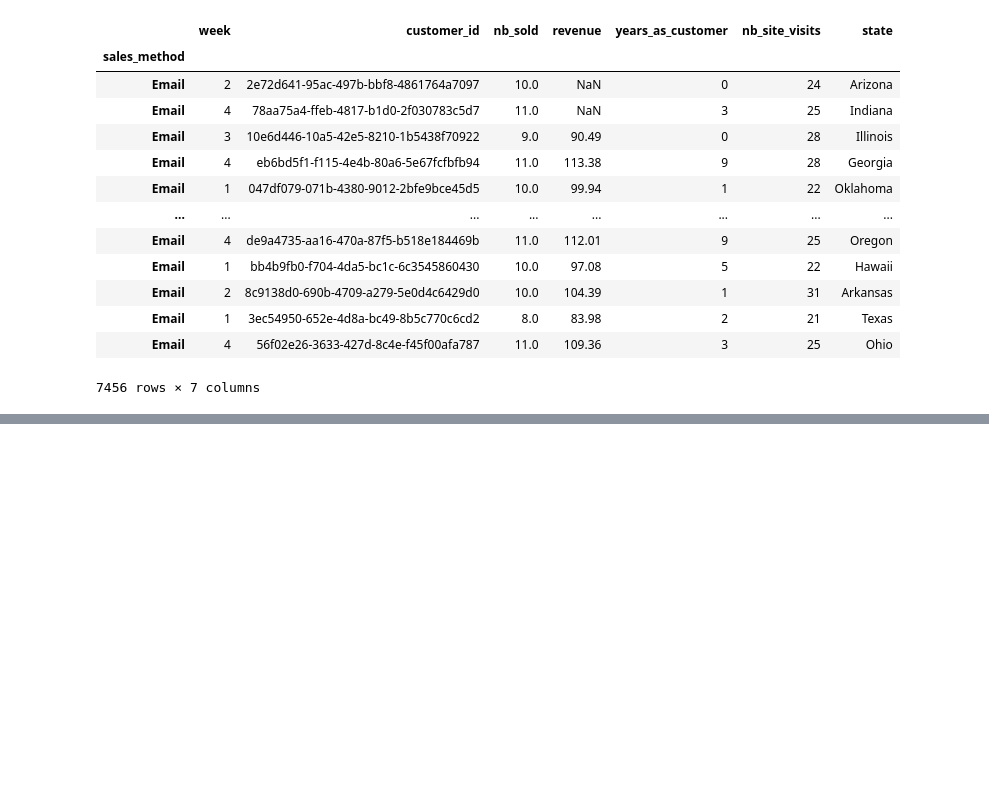
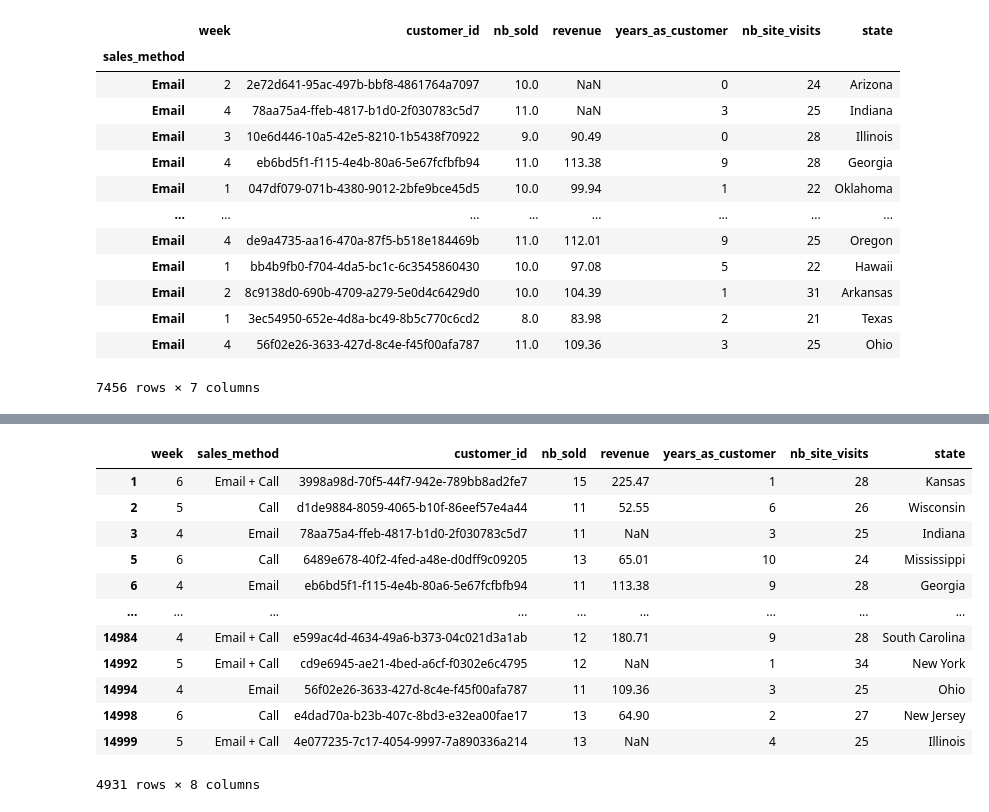
Before and after one commit to Femiolajide/Note, a Jupyter notebook: pop.ipynb, the cells around one changed output, grey strips where cells are left out. Cells and saved outputs as stored; diff of their text form; code cells hidden in the pictures; blank space fills up the shorter version.

```diff
--- a/pop.ipynb
+++ b/pop.ipynb
@@ -386,0 +589,17 @@ data1.set_index("sales_method").loc["Email",:]
+# %%
+cond1 = ~(data1["week"] == 2) & (data1["nb_sold"] > 10) #not week 2
+data1[cond1]
+# %% [output]
+|  | week | sales_method | customer_id | nb_sold | revenue | years_as_customer | nb_site_visits | state |
+| 1 | 6 | Email + Call | 3998a98d-70f5-44f7-942e-789bb8ad2fe7 | 15 | 225.47 | 1 | 28 | Kansas |
+| 2 | 5 | Call | d1de9884-8059-4065-b10f-86eef57e4a44 | 11 | 52.55 | 6 | 26 | Wisconsin |
+| 3 | 4 | Email | 78aa75a4-ffeb-4817-b1d0-2f030783c5d7 | 11 | NaN | 3 | 25 | Indiana |
+| 5 | 6 | Call | 6489e678-40f2-4fed-a48e-d0dff9c09205 | 13 | 65.01 | 10 | 24 | Mississippi |
+| 6 | 4 | Email | eb6bd5f1-f115-4e4b-80a6-5e67fcfbfb94 | 11 | 113.38 | 9 | 28 | Georgia |
+| ... | ... | ... | ... | ... | ... | ... | ... | ... |
+| 14984 | 4 | Email + Call | e599ac4d-4634-49a6-b373-04c021d3a1ab | 12 | 180.71 | 9 | 28 | South Carolina |
+| 14992 | 5 | Email + Call | cd9e6945-ae21-4bed-a6cf-f0302e6c4795 | 12 | NaN | 1 | 34 | New York |
+| 14994 | 4 | Email | 56f02e26-3633-427d-8c4e-f45f00afa787 | 11 | 109.36 | 3 | 25 | Ohio |
+| 14998 | 6 | Call | e4dad70a-b23b-407c-8bd3-e32ea00fae17 | 13 | 64.90 | 2 | 27 | New Jersey |
+| 14999 | 5 | Email + Call | 4e077235-7c17-4054-9997-7a890336a214 | 13 | NaN | 4 | 25 | Illinois |
+4931 rows × 8 columns
```
Also changed, not shown: parts of 39 cells of this notebook.
